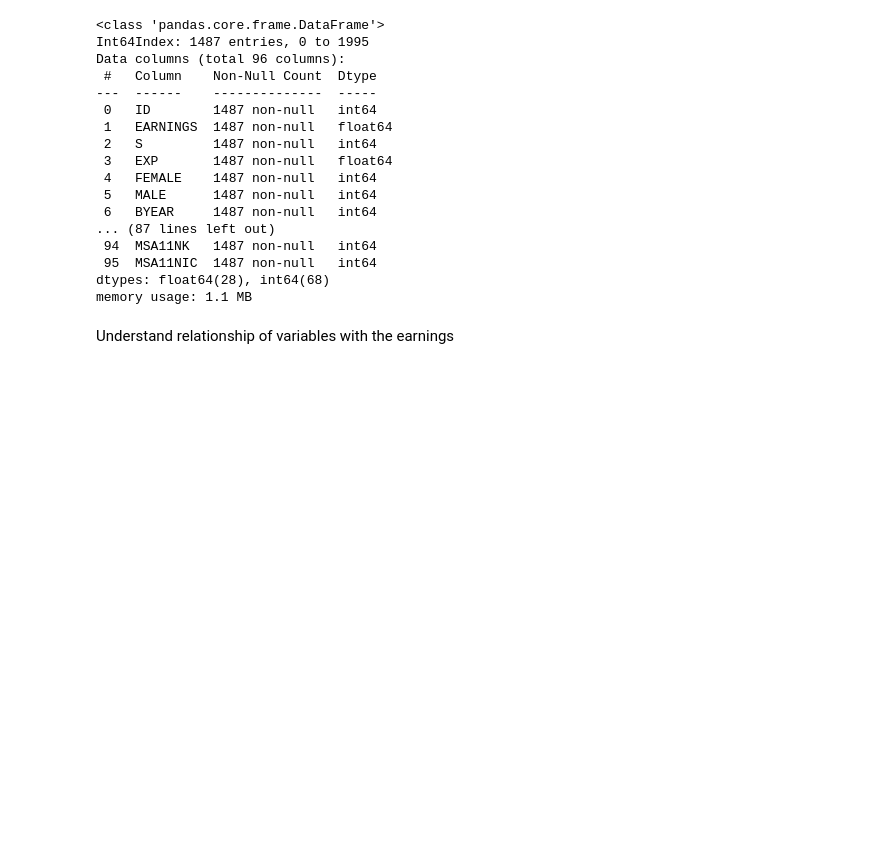
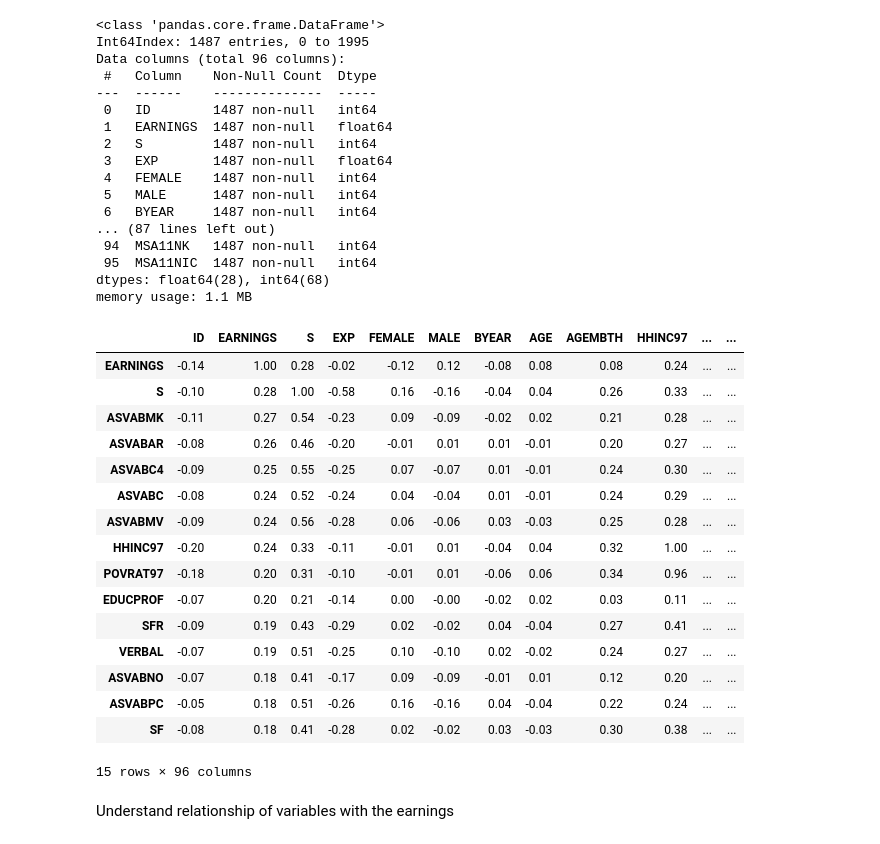
Before and after one commit to Chescore/Python_Projects, a Jupyter notebook: 100 - United States Earnings Prediction with Multivariable Regression/Determinants_of_Earnings_(start).ipynb, the cells around one changed output. Saved outputs shown, nothing was run; the diff lists cells and outputs as text; code cells hidden in the pictures; blank space fills up the shorter version.

```diff
--- a/100 - United States Earnings Prediction with Multivariable Regression/Determinants_of_Earnings_(start).ipynb
+++ b/100 - United States Earnings Prediction with Multivariable Regression/Determinants_of_Earnings_(start).ipynb
@@ -152,6 +152,28 @@ Data columns (total 96 columns):
  95  MSA11NIC  1487 non-null   int64
 dtypes: float64(28), int64(68)
 memory usage: 1.1 MB
+# %%
+df_data.corr().sort_values(by='EARNINGS', ascending=False).head(15)
+
+# So apparently there's not a feature with a very high correlation with the Earnings
+# %% [output]
+|  | ID | EARNINGS | S | EXP | FEMALE | MALE | BYEAR | AGE | AGEMBTH | HHINC97 | ... | ... |
+| EARNINGS | -0.14 | 1.00 | 0.28 | -0.02 | -0.12 | 0.12 | -0.08 | 0.08 | 0.08 | 0.24 | ... | ... |
+| S | -0.10 | 0.28 | 1.00 | -0.58 | 0.16 | -0.16 | -0.04 | 0.04 | 0.26 | 0.33 | ... | ... |
+| ASVABMK | -0.11 | 0.27 | 0.54 | -0.23 | 0.09 | -0.09 | -0.02 | 0.02 | 0.21 | 0.28 | ... | ... |
+| ASVABAR | -0.08 | 0.26 | 0.46 | -0.20 | -0.01 | 0.01 | 0.01 | -0.01 | 0.20 | 0.27 | ... | ... |
+| ASVABC4 | -0.09 | 0.25 | 0.55 | -0.25 | 0.07 | -0.07 | 0.01 | -0.01 | 0.24 | 0.30 | ... | ... |
+| ASVABC | -0.08 | 0.24 | 0.52 | -0.24 | 0.04 | -0.04 | 0.01 | -0.01 | 0.24 | 0.29 | ... | ... |
+| ASVABMV | -0.09 | 0.24 | 0.56 | -0.28 | 0.06 | -0.06 | 0.03 | -0.03 | 0.25 | 0.28 | ... | ... |
+| HHINC97 | -0.20 | 0.24 | 0.33 | -0.11 | -0.01 | 0.01 | -0.04 | 0.04 | 0.32 | 1.00 | ... | ... |
+| POVRAT97 | -0.18 | 0.20 | 0.31 | -0.10 | -0.01 | 0.01 | -0.06 | 0.06 | 0.34 | 0.96 | ... | ... |
+| EDUCPROF | -0.07 | 0.20 | 0.21 | -0.14 | 0.00 | -0.00 | -0.02 | 0.02 | 0.03 | 0.11 | ... | ... |
+| SFR | -0.09 | 0.19 | 0.43 | -0.29 | 0.02 | -0.02 | 0.04 | -0.04 | 0.27 | 0.41 | ... | ... |
+| VERBAL | -0.07 | 0.19 | 0.51 | -0.25 | 0.10 | -0.10 | 0.02 | -0.02 | 0.24 | 0.27 | ... | ... |
+| ASVABNO | -0.07 | 0.18 | 0.41 | -0.17 | 0.09 | -0.09 | -0.01 | 0.01 | 0.12 | 0.20 | ... | ... |
+| ASVABPC | -0.05 | 0.18 | 0.51 | -0.26 | 0.16 | -0.16 | 0.04 | -0.04 | 0.22 | 0.24 | ... | ... |
+| SF | -0.08 | 0.18 | 0.41 | -0.28 | 0.02 | -0.02 | 0.03 | -0.03 | 0.30 | 0.38 | ... | ... |
+15 rows × 96 columns
 # %% [markdown]
 Understand relationship of variables with the earnings
 # %%
```
Also changed, not shown: parts of 36 cells of this notebook.
